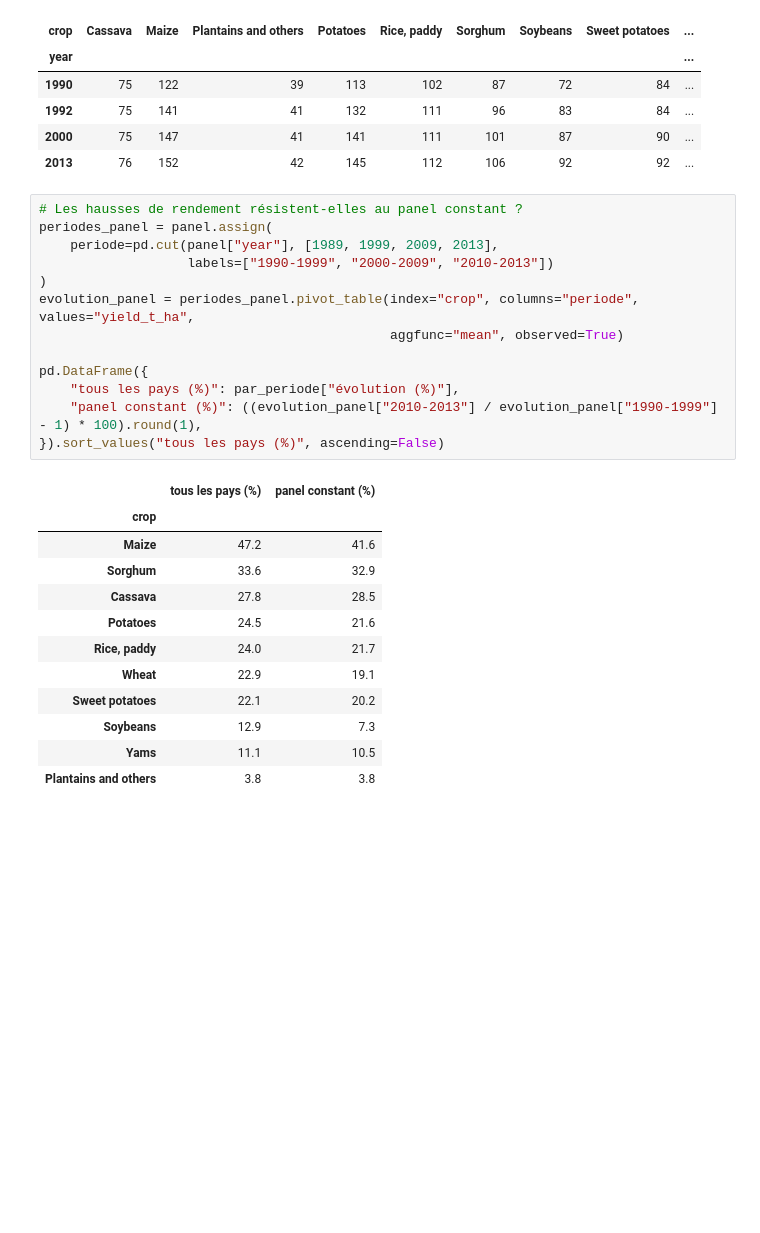
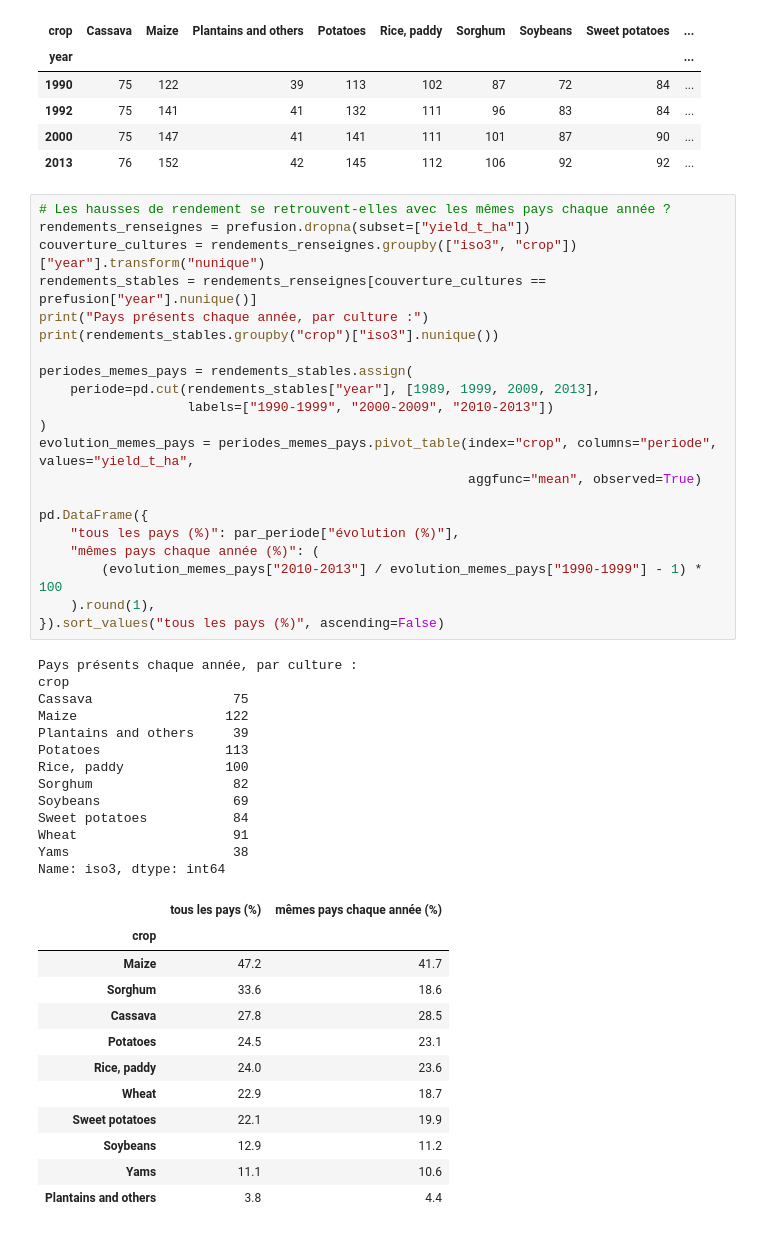
Before and after one commit to justinetct/oc_project12_agritech, a Jupyter notebook: notebooks/03_eda_crop_yield_prediction.ipynb, the cells around one changed output. Cells and saved outputs as stored; diff of their text form; blank space fills up the shorter version.

```diff
--- a/notebooks/03_eda_crop_yield_prediction.ipynb
+++ b/notebooks/03_eda_crop_yield_prediction.ipynb
@@ -1049,31 +1037,52 @@ prefusion.pivot_table(index="year", columns="crop", values="iso3", aggfunc="nuni
 | 2000 | 75 | 147 | 41 | 141 | 111 | 101 | 87 | 90 | ... |
 | 2013 | 76 | 152 | 42 | 145 | 112 | 106 | 92 | 92 | ... |
 # %%
-# Les hausses de rendement résistent-elles au panel constant ?
-periodes_panel = panel.assign(
-    periode=pd.cut(panel["year"], [1989, 1999, 2009, 2013],
+# Les hausses de rendement se retrouvent-elles avec les mêmes pays chaque année ?
+rendements_renseignes = prefusion.dropna(subset=["yield_t_ha"])
+couverture_cultures = rendements_renseignes.groupby(["iso3", "crop"])["year"].transform("nunique")
+rendements_stables = rendements_renseignes[couverture_cultures == prefusion["year"].nunique()]
+print("Pays présents chaque année, par culture :")
+print(rendements_stables.groupby("crop")["iso3"].nunique())
+
+periodes_memes_pays = rendements_stables.assign(
+    periode=pd.cut(rendements_stables["year"], [1989, 1999, 2009, 2013],
                    labels=["1990-1999", "2000-2009", "2010-2013"])
 )
-evolution_panel = periodes_panel.pivot_table(index="crop", columns="periode", values="yield_t_ha",
-                                             aggfunc="mean", observed=True)
+evolution_memes_pays = periodes_memes_pays.pivot_table(index="crop", columns="periode", values="yield_t_ha",
+                                                       aggfunc="mean", observed=True)
 
 pd.DataFrame({
     "tous les pays (%)": par_periode["évolution (%)"],
-    "panel constant (%)": ((evolution_panel["2010-2013"] / evolution_panel["1990-1999"] - 1) * 100).round(1),
+    "mêmes pays chaque année (%)": (
+        (evolution_memes_pays["2010-2013"] / evolution_memes_pays["1990-1999"] - 1) * 100
+    ).round(1),
 }).sort_values("tous les pays (%)", ascending=False)
 # %% [output]
+Pays présents chaque année, par culture :
+crop
+Cassava                  75
+Maize                   122
+Plantains and others     39
+Potatoes                113
+Rice, paddy             100
+Sorghum                  82
+Soybeans                 69
+Sweet potatoes           84
+Wheat                    91
+Yams                     38
+Name: iso3, dtype: int64
-|  | tous les pays (%) | panel constant (%) |
+|  | tous les pays (%) | mêmes pays chaque année (%) |
 | crop |  |  |
-| Maize | 47.2 | 41.6 |
-| Sorghum | 33.6 | 32.9 |
+| Maize | 47.2 | 41.7 |
+| Sorghum | 33.6 | 18.6 |
 | Cassava | 27.8 | 28.5 |
-| Potatoes | 24.5 | 21.6 |
-| Rice, paddy | 24.0 | 21.7 |
-| Wheat | 22.9 | 19.1 |
-| Sweet potatoes | 22.1 | 20.2 |
-| Soybeans | 12.9 | 7.3 |
-| Yams | 11.1 | 10.5 |
-| Plantains and others | 3.8 | 3.8 |
+| Potatoes | 24.5 | 23.1 |
+| Rice, paddy | 24.0 | 23.6 |
+| Wheat | 22.9 | 18.7 |
+| Sweet potatoes | 22.1 | 19.9 |
+| Soybeans | 12.9 | 11.2 |
+| Yams | 11.1 | 10.6 |
+| Plantains and others | 3.8 | 4.4 |
 # %% [markdown]
 **Observations :**
 
```
Also changed, not shown: parts of 55 cells of this notebook, 7 other files.
